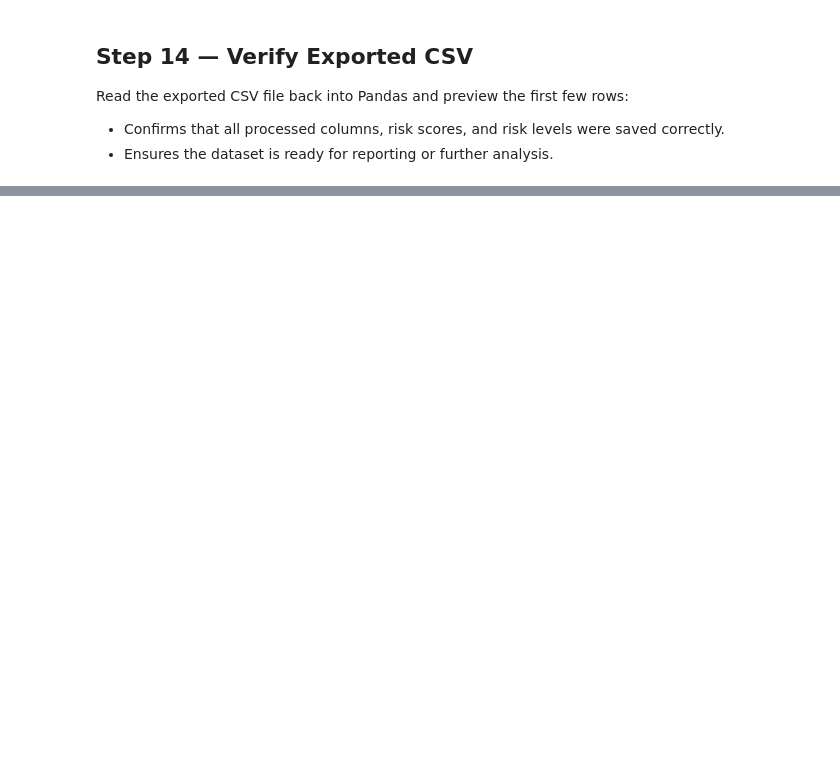
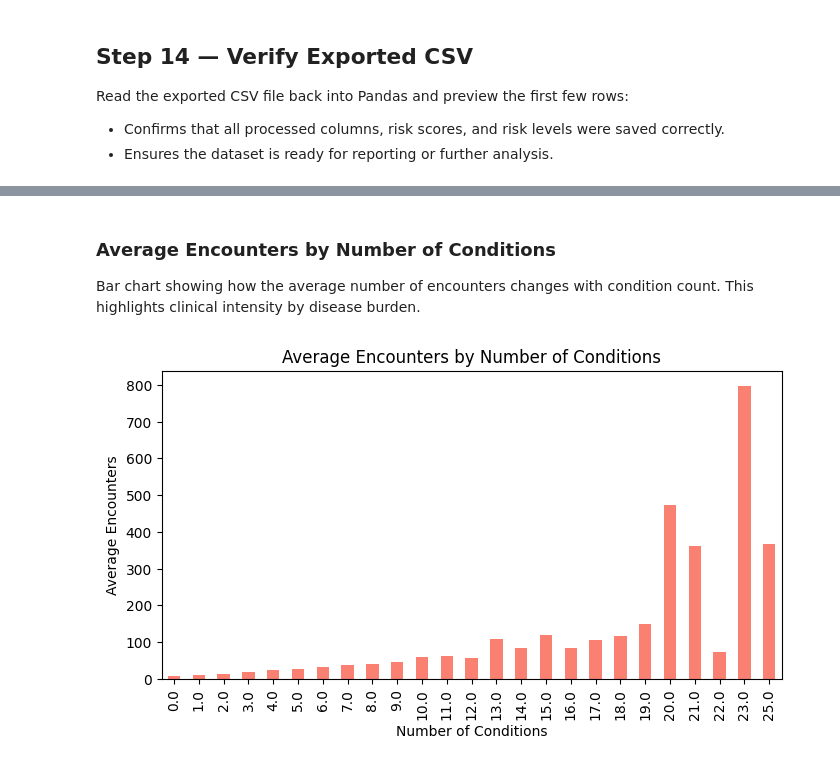
Before and after one commit to asadqureshi12/Clinical_Risk_Analysis, a Jupyter notebook: Clinical_Risk_Analysis.ipynb, the cells around one changed output, grey strips where cells are left out. Saved outputs shown, nothing was run; the diff lists cells and outputs as text; code cells hidden in the pictures; blank space fills up the shorter version.

```diff
--- a/Clinical_Risk_Analysis.ipynb
+++ b/Clinical_Risk_Analysis.ipynb
@@ -393,0 +430,16 @@ pd.read_csv("Clinical_Risk_Analysis_Output.csv").head()
+# %% [markdown]
+### Average Encounters by Number of Conditions
+Bar chart showing how the average number of encounters changes with condition count. This highlights clinical intensity by disease burden.
+# %%
+# Compute average encounters per number of conditions
+encounter_by_conditions = analysis_table.groupby("condition_count")["encounter_count"].mean()
+
+# Plot bar chart
+plt.figure(figsize=(8,4))
+encounter_by_conditions.plot(kind='bar', color='salmon')
+plt.title("Average Encounters by Number of Conditions")
+plt.xlabel("Number of Conditions")
+plt.ylabel("Average Encounters")
+plt.show()
+# %% [output]
+[figure, added]
```
Also changed, not shown: parts of 16 cells of this notebook, 1 other file.
